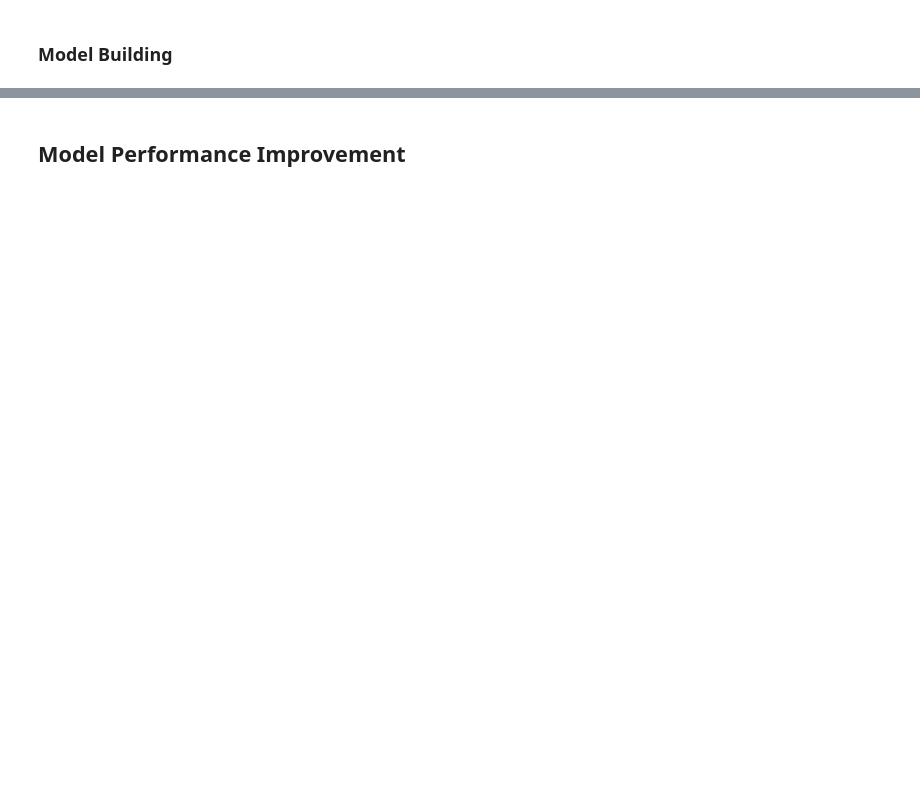
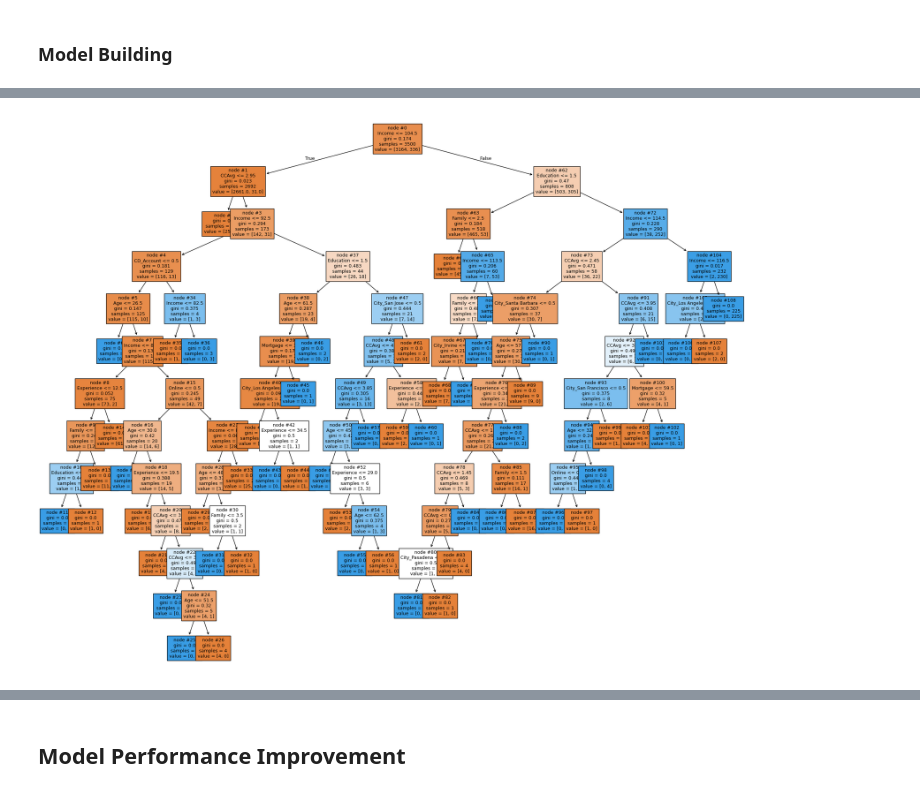
Before and after one commit to sheikhomer/PersonalLoanCampaignModel, a Jupyter notebook: AIML_ML_Project_full_code_notebook.ipynb, the cells around one changed output, grey strips where cells are left out. Cells and saved outputs as stored; diff of their text form; code cells hidden in the pictures; blank space fills up the shorter version.

```diff
--- a/AIML_ML_Project_full_code_notebook.ipynb
+++ b/AIML_ML_Project_full_code_notebook.ipynb
@@ -745,2 +789,16 @@ Name: proportion, dtype: float64
 # %% [markdown]
 ### Model Building
+# %%
+def visualize_tree(estimator, features, figsize=(25,20)):
+    plt.figure(figsize=figsize)
+    out = tree.plot_tree(
+        decision_tree = estimator,
+        feature_names = features,
+        filled = True,
+        fontsize = 9,
+        node_ids= True)
+    plt.show()
+
+def print_tree(estimator, features):
+    tree_rules = tree.export_text(estimator, feature_names=features, show_weights = True)
+    print(tree_rules)
@@ -746,0 +856,4 @@ Name: proportion, dtype: float64
+# %%
+visualize_tree(model_default, X_train.columns)
+# %% [output]
+[figure, added]
```
Also changed, not shown: parts of 35 cells of this notebook.
